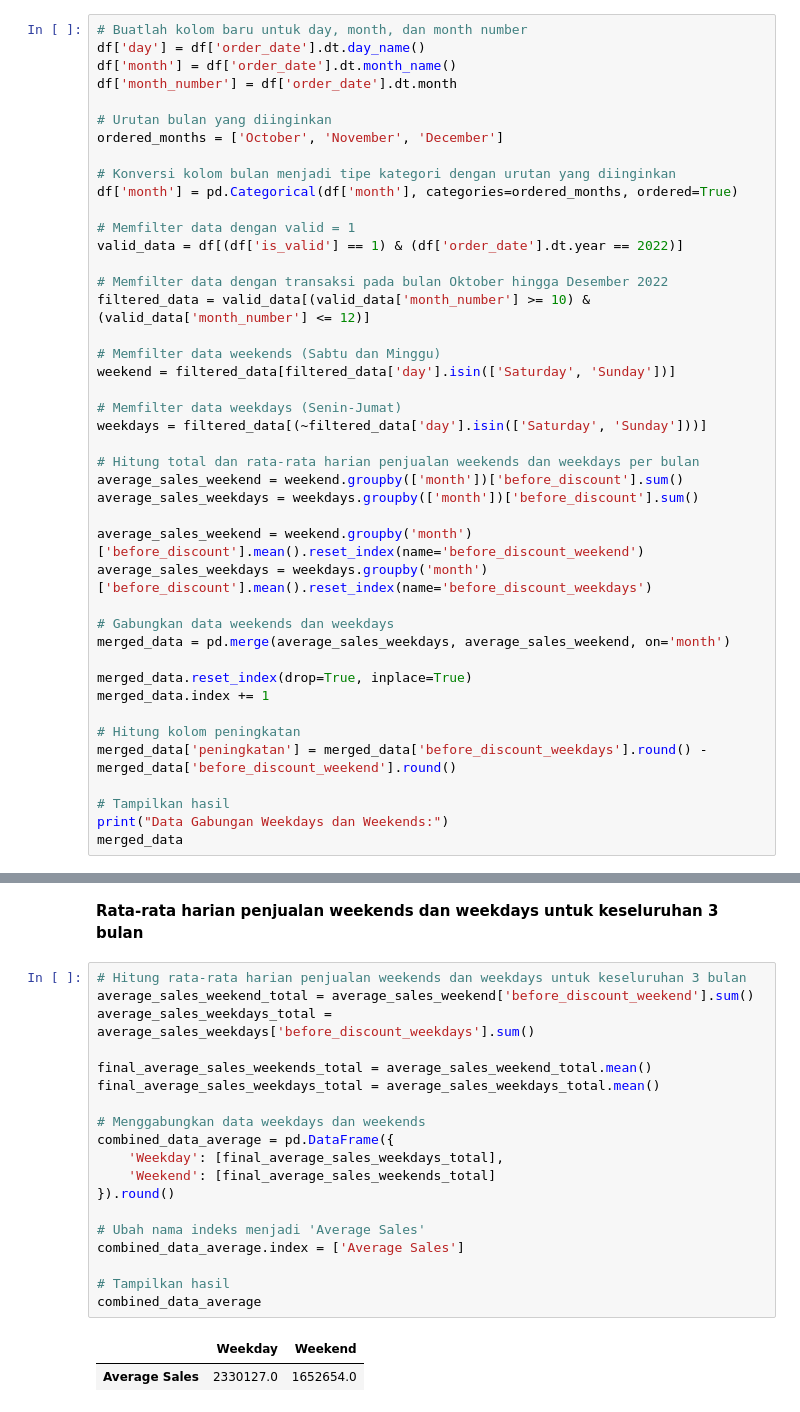
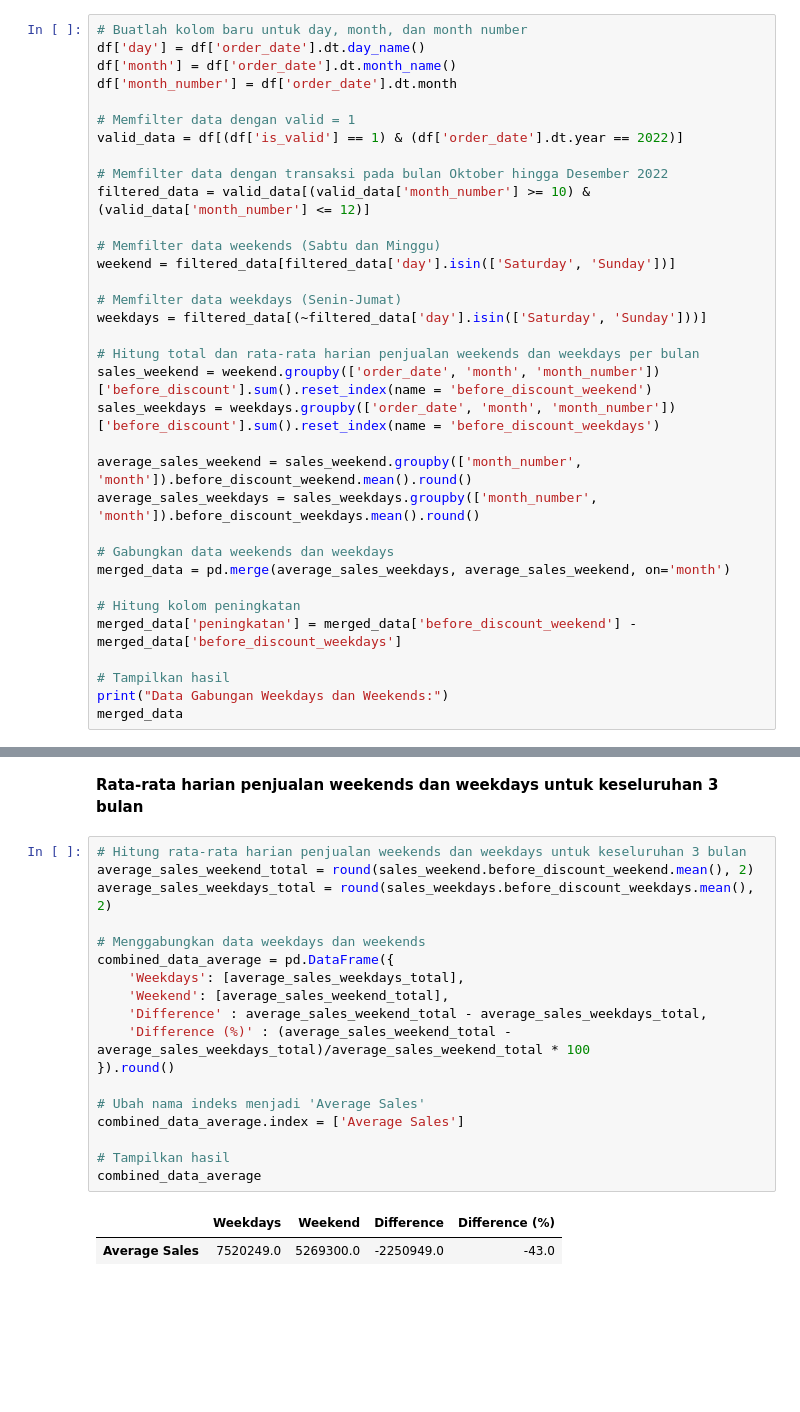
Before and after one commit to SefticoFIB/myskill, a Jupyter notebook: Python_Exercise.ipynb, the cells around one changed output, grey strips where cells are left out. Drawn from its saved outputs; the diff is of its cells as text; blank space fills up the shorter version.

```diff
--- a/Python_Exercise.ipynb
+++ b/Python_Exercise.ipynb
@@ -493,12 +547,6 @@ Regards
 df['day'] = df['order_date'].dt.day_name()
 df['month'] = df['order_date'].dt.month_name()
 df['month_number'] = df['order_date'].dt.month
-
-# Urutan bulan yang diinginkan
-ordered_months = ['October', 'November', 'December']
-
-# Konversi kolom bulan menjadi tipe kategori dengan urutan yang diinginkan
-df['month'] = pd.Categorical(df['month'], categories=ordered_months, ordered=True)
 
 # Memfilter data dengan valid = 1
 valid_data = df[(df['is_valid'] == 1) & (df['order_date'].dt.year == 2022)]
@@ -513,20 +561,17 @@ weekend = filtered_data[filtered_data['day'].isin(['Saturday', 'Sunday'])]
 weekdays = filtered_data[(~filtered_data['day'].isin(['Saturday', 'Sunday']))]
 
 # Hitung total dan rata-rata harian penjualan weekends dan weekdays per bulan
-average_sales_weekend = weekend.groupby(['month'])['before_discount'].sum()
-average_sales_weekdays = weekdays.groupby(['month'])['before_discount'].sum()
+sales_weekend = weekend.groupby(['order_date', 'month', 'month_number'])['before_discount'].sum().reset_index(name = 'before_discount_weekend')
+sales_weekdays = weekdays.groupby(['order_date', 'month', 'month_number'])['before_discount'].sum().reset_index(name = 'before_discount_weekdays')
 
-average_sales_weekend = weekend.groupby('month')['before_discount'].mean().reset_index(name='before_discount_weekend')
-average_sales_weekdays = weekdays.groupby('month')['before_discount'].mean().reset_index(name='before_discount_weekdays')
+average_sales_weekend = sales_weekend.groupby(['month_number', 'month']).before_discount_weekend.mean().round()
+average_sales_weekdays = sales_weekdays.groupby(['month_number', 'month']).before_discount_weekdays.mean().round()
 
 # Gabungkan data weekends dan weekdays
 merged_data = pd.merge(average_sales_weekdays, average_sales_weekend, on='month')
 
-merged_data.reset_index(drop=True, inplace=True)
-merged_data.index += 1
-
 # Hitung kolom peningkatan
-merged_data['peningkatan'] = merged_data['before_discount_weekdays'].round() - merged_data['before_discount_weekend'].round()
+merged_data['peningkatan'] = merged_data['before_discount_weekend'] - merged_data['before_discount_weekdays']
 
 # Tampilkan hasil
 print("Data Gabungan Weekdays dan Weekends:")
@@ -570,23 +619,22 @@ plt.show()
 **Rata-rata harian penjualan weekends dan weekdays untuk keseluruhan 3 bulan**
 # %%
 # Hitung rata-rata harian penjualan weekends dan weekdays untuk keseluruhan 3 bulan
-average_sales_weekend_total = average_sales_weekend['before_discount_weekend'].sum()
-average_sales_weekdays_total = average_sales_weekdays['before_discount_weekdays'].sum()
-
-final_average_sales_weekends_total = average_sales_weekend_total.mean()
-final_average_sales_weekdays_total = average_sales_weekdays_total.mean()
+average_sales_weekend_total = round(sales_weekend.before_discount_weekend.mean(), 2)
+average_sales_weekdays_total = round(sales_weekdays.before_discount_weekdays.mean(), 2)
 
 # Menggabungkan data weekdays dan weekends
 combined_data_average = pd.DataFrame({
-    'Weekday': [final_average_sales_weekdays_total],
-    'Weekend': [final_average_sales_weekends_total]
+    'Weekdays': [average_sales_weekdays_total],
+    'Weekend': [average_sales_weekend_total],
+    'Difference' : average_sales_weekend_total - average_sales_weekdays_total,
+    'Difference (%)' : (average_sales_weekend_total - average_sales_weekdays_total)/average_sales_weekend_total * 100
 }).round()
 
 # Ubah nama indeks menjadi 'Average Sales'
 combined_data_average.index = ['Average Sales']
 
 # Tampilkan hasil
 combined_data_average
 # %% [output]
-|  | Weekday | Weekend |
-| Average Sales | 2330127.0 | 1652654.0 |
+|  | Weekdays | Weekend | Difference | Difference (%) |
+| Average Sales | 7520249.0 | 5269300.0 | -2250949.0 | -43.0 |
```
Also changed, not shown: parts of 8 cells of this notebook.
